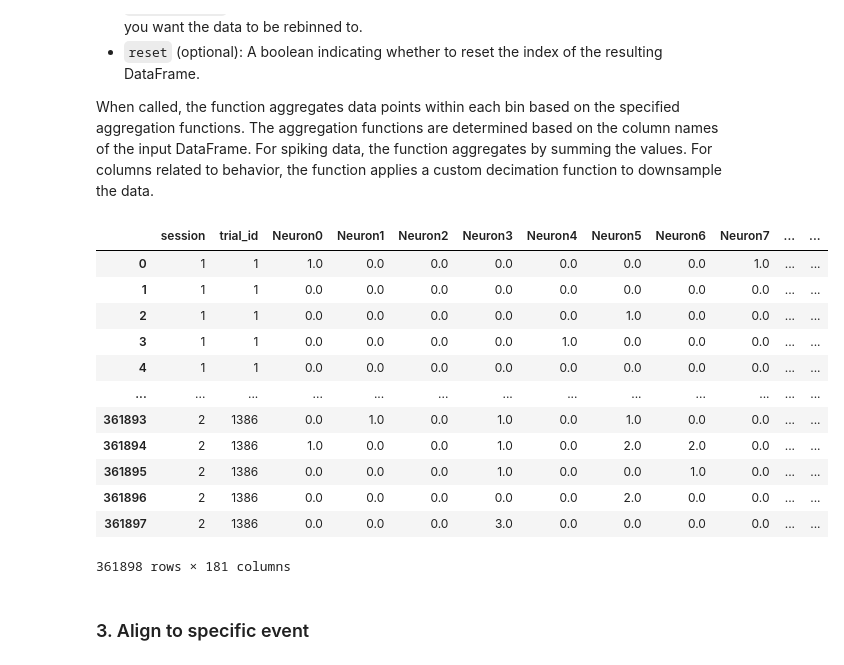
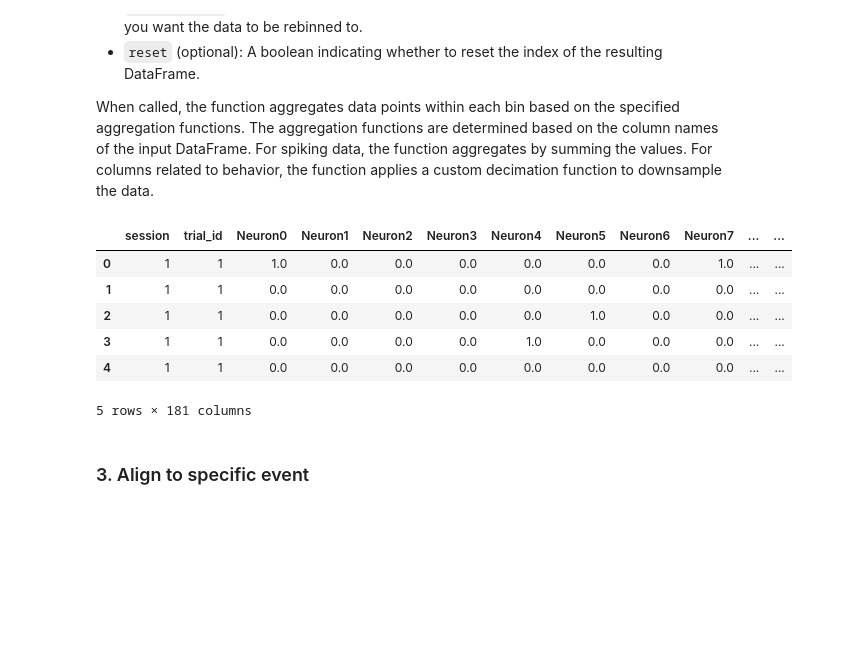
Before and after one commit to catniplab/NeuroTask, a Jupyter notebook: tutorial_data_analysis_nwb.ipynb, the cells around one changed output. Drawn from its saved outputs; the diff is of its cells as text; code cells hidden in the pictures; blank space fills up the shorter version.

```diff
--- a/tutorial_data_analysis_nwb.ipynb
+++ b/tutorial_data_analysis_nwb.ipynb
@@ -65,21 +65,15 @@ When called, the function aggregates data points within each bin based on the sp
 # Rebin the dataset with a bin size of 20 ms
 df20 = rebin(df,prev_bin_size = bin ,new_bin_size = 20)
 # %%
-df20
+df20.head()
 # %% [output]
 |  | session | trial_id | Neuron0 | Neuron1 | Neuron2 | Neuron3 | Neuron4 | Neuron5 | Neuron6 | Neuron7 | ... | ... |
 | 0 | 1 | 1 | 1.0 | 0.0 | 0.0 | 0.0 | 0.0 | 0.0 | 0.0 | 1.0 | ... | ... |
 | 1 | 1 | 1 | 0.0 | 0.0 | 0.0 | 0.0 | 0.0 | 0.0 | 0.0 | 0.0 | ... | ... |
 | 2 | 1 | 1 | 0.0 | 0.0 | 0.0 | 0.0 | 0.0 | 1.0 | 0.0 | 0.0 | ... | ... |
 | 3 | 1 | 1 | 0.0 | 0.0 | 0.0 | 0.0 | 1.0 | 0.0 | 0.0 | 0.0 | ... | ... |
 | 4 | 1 | 1 | 0.0 | 0.0 | 0.0 | 0.0 | 0.0 | 0.0 | 0.0 | 0.0 | ... | ... |
-| ... | ... | ... | ... | ... | ... | ... | ... | ... | ... | ... | ... | ... |
-| 361893 | 2 | 1386 | 0.0 | 1.0 | 0.0 | 1.0 | 0.0 | 1.0 | 0.0 | 0.0 | ... | ... |
-| 361894 | 2 | 1386 | 1.0 | 0.0 | 0.0 | 1.0 | 0.0 | 2.0 | 2.0 | 0.0 | ... | ... |
-| 361895 | 2 | 1386 | 0.0 | 0.0 | 0.0 | 1.0 | 0.0 | 0.0 | 1.0 | 0.0 | ... | ... |
-| 361896 | 2 | 1386 | 0.0 | 0.0 | 0.0 | 0.0 | 0.0 | 2.0 | 0.0 | 0.0 | ... | ... |
-| 361897 | 2 | 1386 | 0.0 | 0.0 | 0.0 | 3.0 | 0.0 | 0.0 | 0.0 | 0.0 | ... | ... |
-361898 rows × 181 columns
+5 rows × 181 columns
 # %% [markdown]
 ### 3. Align to specific event
 # %% [markdown]
```
Also changed, not shown: parts of 14 cells of this notebook.
